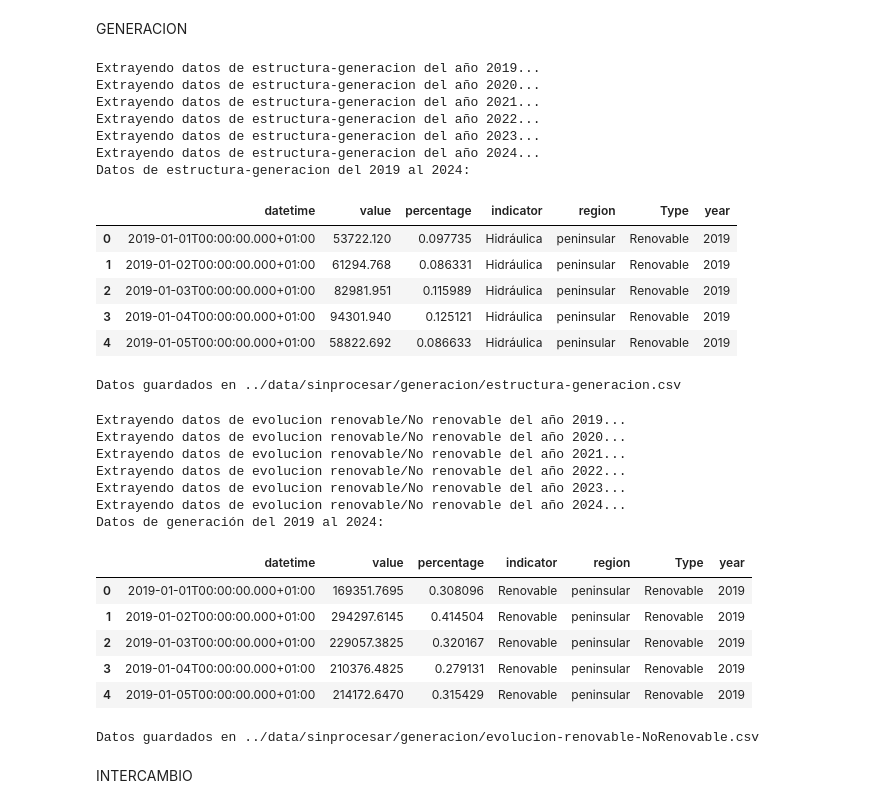
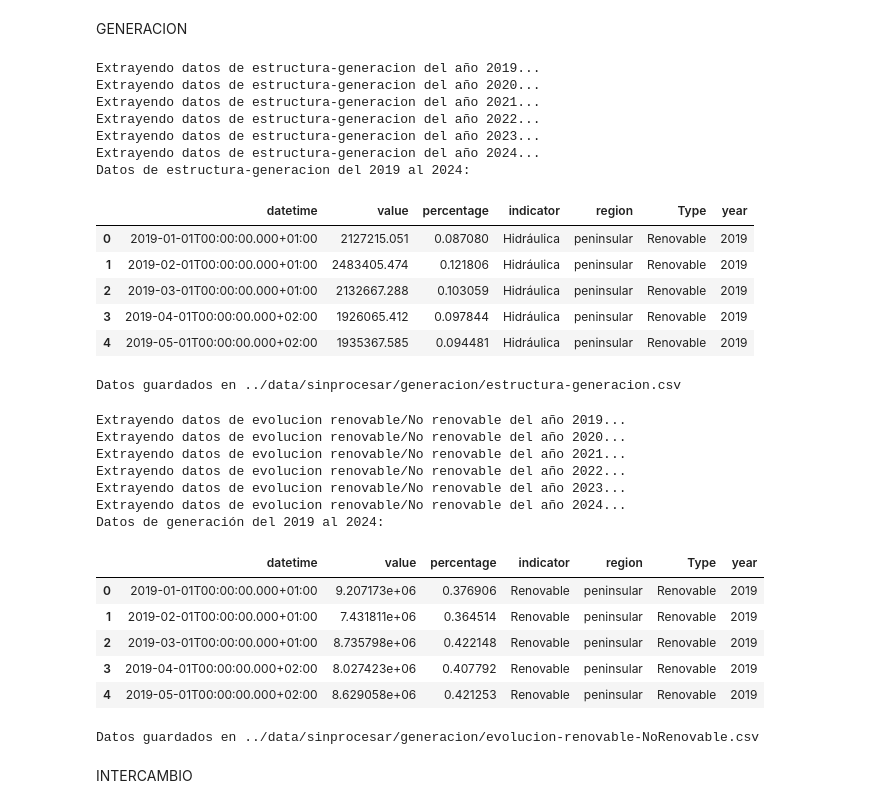
Before and after one commit to Yukiolion/Redes-El-ctricas-Espa-a, a Jupyter notebook: lib/notebooks/01_Extraccion.ipynb, the cells around one changed output. Cells and saved outputs as stored; diff of their text form; code cells hidden in the pictures.

```diff
--- a/lib/notebooks/01_Extraccion.ipynb
+++ b/lib/notebooks/01_Extraccion.ipynb
@@ -430,7 +430,7 @@ df_generacion = pd.DataFrame()
 for year in range(2019, 2025):
     start_date = f"{year}-01-01T00:00"
     end_date = f"{year}-12-31T23:59"
-    TIME_TRUNC = "day"
+    TIME_TRUNC = "month"
 
     print(f"Extrayendo datos de estructura-generacion del año {year}...")
     # Iterar sobre los geo_ids y nombres de regiones
@@ -467,38 +467,38 @@ for year in range(2019, 2025):
                                 'percentage': punto.get('percentage', 0),
                                 'indicator': group_name,
                                 'region': region_name,
                                 'Type': group_type,
                                 'year': year
                             })
 
                     df_generacion_year = pd.DataFrame(registros)
                     df_generacion = pd.concat([df_generacion, df_generacion_year], ignore_index=True)
 
             except Exception as e:
                 print("Contenido de la respuesta:", response.text)
 
         else:
             print(f"Error en la solicitud para {region_name} {year}. Código: {response.status_code}")
 
 print('Datos de estructura-generacion del 2019 al 2024:')
 display(df_generacion.head())
 # Guardar en csv
 df_generacion.to_csv('../data/sinprocesar/generacion/estructura-generacion.csv', index=False)
 print('Datos guardados en ../data/sinprocesar/generacion/estructura-generacion.csv')
 # %% [output]
 Extrayendo datos de estructura-generacion del año 2019...
 Extrayendo datos de estructura-generacion del año 2020...
 Extrayendo datos de estructura-generacion del año 2021...
 Extrayendo datos de estructura-generacion del año 2022...
 Extrayendo datos de estructura-generacion del año 2023...
 Extrayendo datos de estructura-generacion del año 2024...
 Datos de estructura-generacion del 2019 al 2024:
 |  | datetime | value | percentage | indicator | region | Type | year |
-| 0 | 2019-01-01T00:00:00.000+01:00 | 53722.120 | 0.097735 | Hidráulica | peninsular | Renovable | 2019 |
-| 1 | 2019-01-02T00:00:00.000+01:00 | 61294.768 | 0.086331 | Hidráulica | peninsular | Renovable | 2019 |
-| 2 | 2019-01-03T00:00:00.000+01:00 | 82981.951 | 0.115989 | Hidráulica | peninsular | Renovable | 2019 |
-| 3 | 2019-01-04T00:00:00.000+01:00 | 94301.940 | 0.125121 | Hidráulica | peninsular | Renovable | 2019 |
-| 4 | 2019-01-05T00:00:00.000+01:00 | 58822.692 | 0.086633 | Hidráulica | peninsular | Renovable | 2019 |
+| 0 | 2019-01-01T00:00:00.000+01:00 | 2127215.051 | 0.087080 | Hidráulica | peninsular | Renovable | 2019 |
+| 1 | 2019-02-01T00:00:00.000+01:00 | 2483405.474 | 0.121806 | Hidráulica | peninsular | Renovable | 2019 |
+| 2 | 2019-03-01T00:00:00.000+01:00 | 2132667.288 | 0.103059 | Hidráulica | peninsular | Renovable | 2019 |
+| 3 | 2019-04-01T00:00:00.000+02:00 | 1926065.412 | 0.097844 | Hidráulica | peninsular | Renovable | 2019 |
+| 4 | 2019-05-01T00:00:00.000+02:00 | 1935367.585 | 0.094481 | Hidráulica | peninsular | Renovable | 2019 |
 Datos guardados en ../data/sinprocesar/generacion/estructura-generacion.csv
 # %%
 ### Renovable/No Renovable ###
@@ -512,7 +512,7 @@ df_generacion = pd.DataFrame()
 for year in range(2019, 2025):
     start_date = f"{year}-01-01T00:00"
     end_date = f"{year}-12-31T23:59"
-    TIME_TRUNC = "day"
+    TIME_TRUNC = "month"
 
     print(f"Extrayendo datos de evolucion renovable/No renovable del año {year}...")
     # Iterar sobre los geo_ids y nombres de regiones
@@ -576,11 +576,11 @@ Extrayendo datos de evolucion renovable/No renovable del año 2023...
 Extrayendo datos de evolucion renovable/No renovable del año 2024...
 Datos de generación del 2019 al 2024:
 |  | datetime | value | percentage | indicator | region | Type | year |
-| 0 | 2019-01-01T00:00:00.000+01:00 | 169351.7695 | 0.308096 | Renovable | peninsular | Renovable | 2019 |
-| 1 | 2019-01-02T00:00:00.000+01:00 | 294297.6145 | 0.414504 | Renovable | peninsular | Renovable | 2019 |
-| 2 | 2019-01-03T00:00:00.000+01:00 | 229057.3825 | 0.320167 | Renovable | peninsular | Renovable | 2019 |
-| 3 | 2019-01-04T00:00:00.000+01:00 | 210376.4825 | 0.279131 | Renovable | peninsular | Renovable | 2019 |
-| 4 | 2019-01-05T00:00:00.000+01:00 | 214172.6470 | 0.315429 | Renovable | peninsular | Renovable | 2019 |
+| 0 | 2019-01-01T00:00:00.000+01:00 | 9.207173e+06 | 0.376906 | Renovable | peninsular | Renovable | 2019 |
+| 1 | 2019-02-01T00:00:00.000+01:00 | 7.431811e+06 | 0.364514 | Renovable | peninsular | Renovable | 2019 |
+| 2 | 2019-03-01T00:00:00.000+01:00 | 8.735798e+06 | 0.422148 | Renovable | peninsular | Renovable | 2019 |
+| 3 | 2019-04-01T00:00:00.000+02:00 | 8.027423e+06 | 0.407792 | Renovable | peninsular | Renovable | 2019 |
+| 4 | 2019-05-01T00:00:00.000+02:00 | 8.629058e+06 | 0.421253 | Renovable | peninsular | Renovable | 2019 |
 Datos guardados en ../data/sinprocesar/generacion/evolucion-renovable-NoRenovable.csv
 # %% [markdown]
 INTERCAMBIO
```
Also changed, not shown: parts of 2 cells of this notebook, 4 other files.
